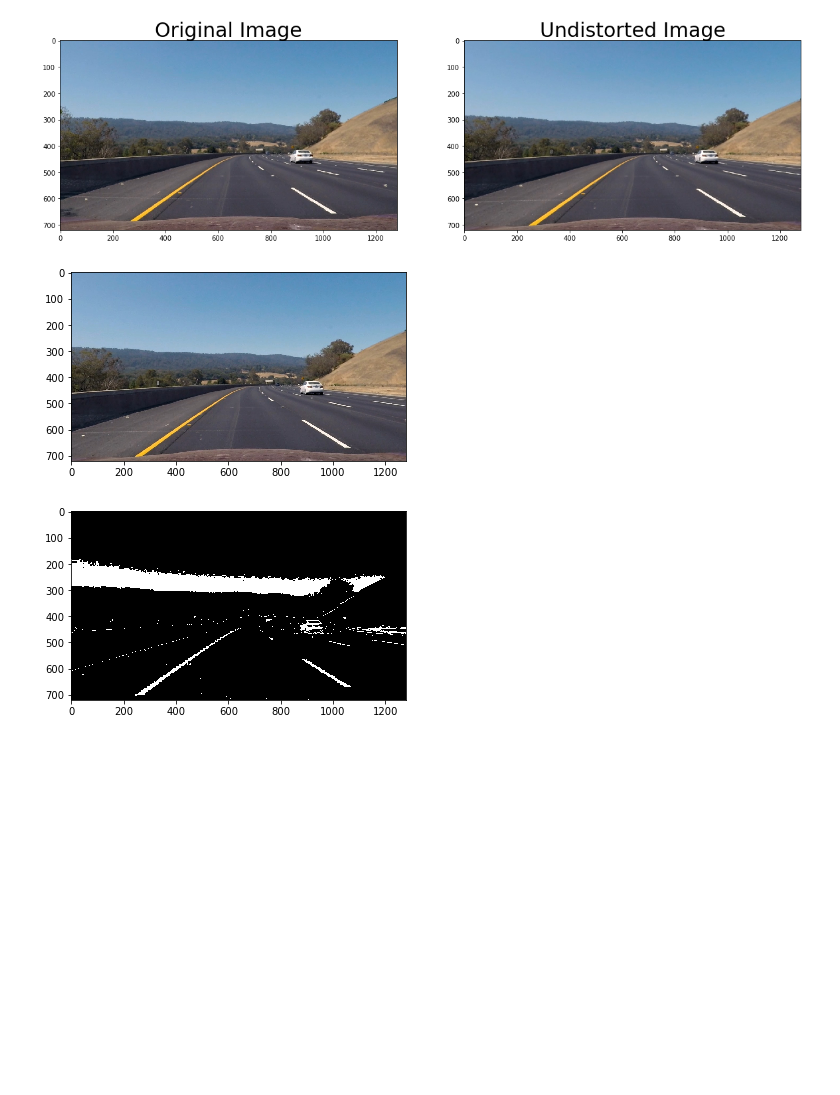
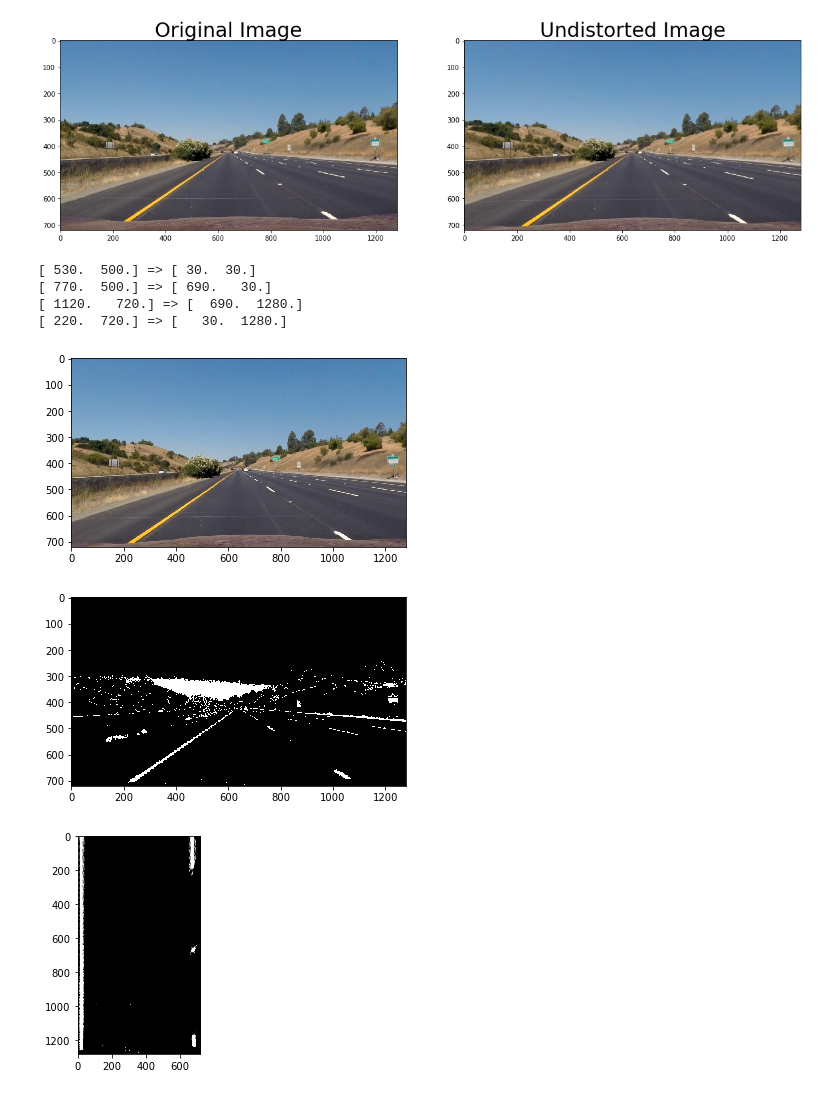
Before and after one commit to jainil/CarND-Advanced-Lane-Lines, a Jupyter notebook: advanced_lanes.ipynb, the cells around one changed output. Cells and saved outputs as stored; diff of their text form; code cells hidden in the pictures; blank space fills up the shorter version.

Commit message:
perspective transform completed

```diff
--- a/advanced_lanes.ipynb
+++ b/advanced_lanes.ipynb
@@ -48,7 +48,7 @@ ax2.set_title('Undistorted Image', fontsize=30)
 
 plt.savefig('output_images/undistorted.png', bbox_inches='tight')
 # %%
-test_img = mpimg.imread('test_images/test3.jpg')
+test_img = mpimg.imread('test_images/straight_lines1.jpg')
 
 test_dst = cv2.undistort(test_img, mtx, dist, None, mtx)
 
@@ -61,7 +61,7 @@ ax2.set_title('Undistorted Image', fontsize=30)
 
 plt.savefig('output_images/test_undistorted.png', bbox_inches='tight')
 # %% [output]
-[figure, old version]
+[figure, new version]
 # %%
 def abs_sobel_thresh(gray, orient='x', sobel_kernel=3, thresh=(0, 255)):
     if orient=='x':
@@ -121,17 +121,50 @@ def get_binary_output(img):
     combined[((grady == 1) & (grady == 1)) | ((mag_binary == 1) & (dir_binary == 1)) | (color_binary == 1)] = 1
 
     return combined
+# %%
+offset = 30
+img_size = test_img.shape
+
+# These poitns are just determined by eyeballing the source image for the lane corners
+src = np.float32([[530, 500], [770, 500], [1120, 720], [220, 720]])
+
+dst = np.float32([[offset, offset],
+                  [img_size[0]-offset, offset],
+                  [img_size[0]-offset, img_size[1]],
+                  [offset, img_size[1]]
+                 ])
+
+M = cv2.getPerspectiveTransform(src, dst)
+
+for idx, pt in enumerate(src):
+    print(pt, '=>', dst[idx])
+
+
+def warper(img):
+    return cv2.warpPerspective(img, M, img_size[0:2])
+# %% [output]
+[ 530.  500.] => [ 30.  30.]
+[ 770.  500.] => [ 690.   30.]
+[ 1120.   720.] => [  690.  1280.]
+[ 220.  720.] => [   30.  1280.]
 # %%
 def image_pipeline(img):
     img = cv2.undistort(img, mtx, dist, None, mtx)
     plt.figure(0)
     plt.imshow(img)
+
     binary_output = get_binary_output(img)
     plt.figure(1)
     plt.imshow(binary_output, cmap='gray')
     plt.savefig('output_images/binary_output.jpg')
 
+    perspective_img = warper(binary_output)
+    plt.figure(2)
+    plt.imshow(perspective_img, cmap='gray')
+    plt.savefig('output_images/warped_output.jpg')
+
 image_pipeline(test_img)
 # %% [output]
-[figure, old version]
+[figure, new version]
-[figure, old version]
+[figure, new version]
+[figure, added]
```
Also changed, not shown: 5 other files.
